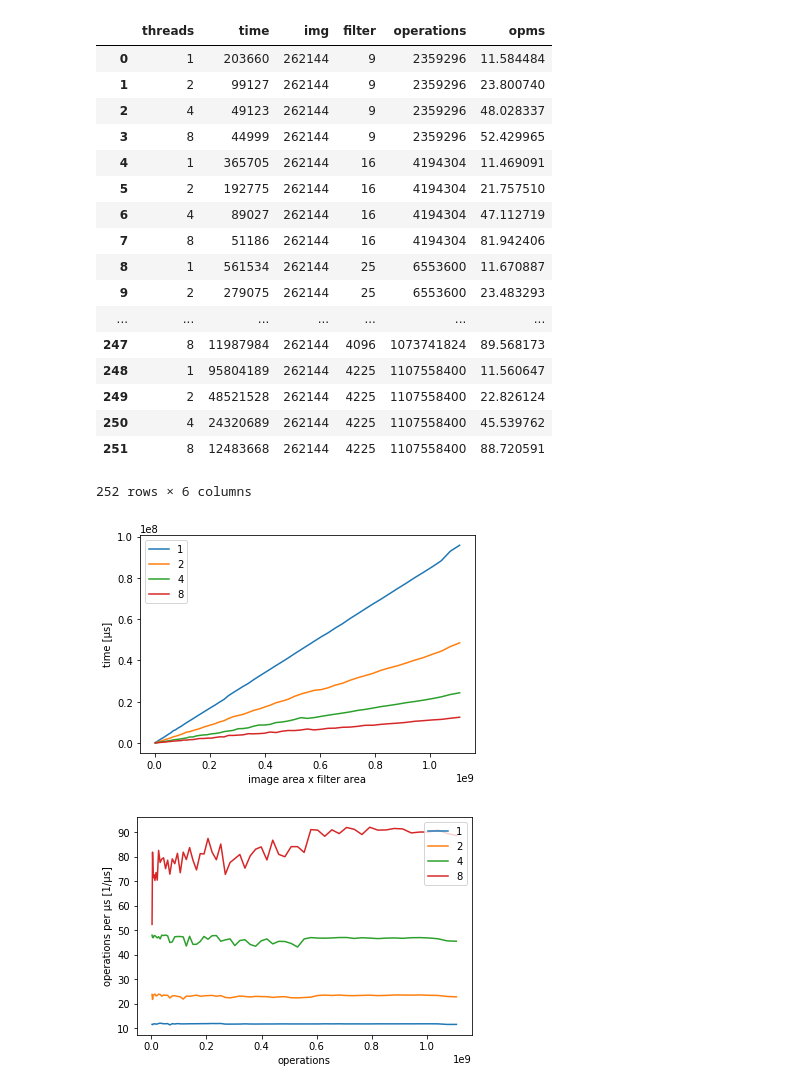
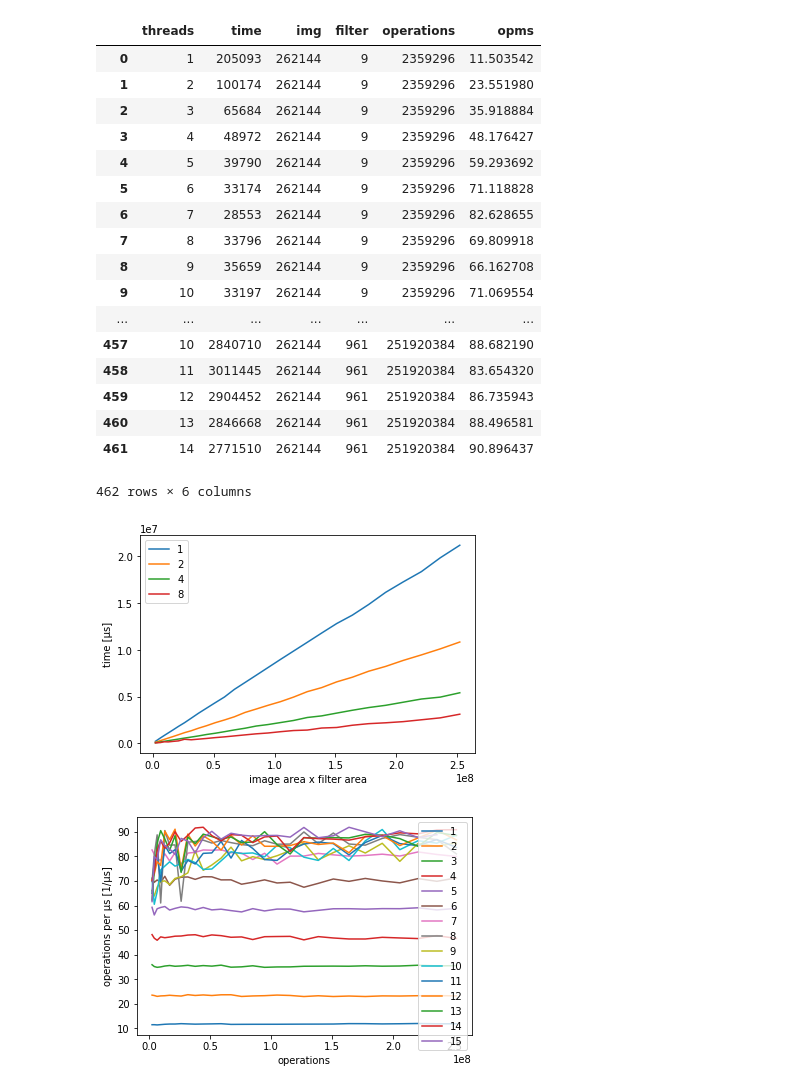
Before and after one commit to wgslr/agh-operating-systems, a Jupyter notebook: lab8/GeislerWojciech/cw08/zad1/Times.ipynb, the cells around one changed output. Cells and saved outputs as stored; diff of their text form; code cells hidden in the pictures.

```diff
--- a/lab8/GeislerWojciech/cw08/zad1/Times.ipynb
+++ b/lab8/GeislerWojciech/cw08/zad1/Times.ipynb
@@ -3,7 +3,7 @@ import numpy as np
 import pandas as pd
 import matplotlib.pyplot as plt
 # %%
-data = pd.read_csv('Times.all.txt', sep=";")
+data = pd.read_csv('Times2.txt', sep=";")
 # %%
 data
 # %% [output]
@@ -28,6 +28,6 @@ data
 # %%
 #data.plot(x = 'filter', y='time',)
-for t in [1,2,4,8]:
+for t in range(1,16):
     plt.plot("filter", "time", label=t, data=data[data.threads==t])
 plt.legend()
 plt.xlabel("filter area")
@@ -41,23 +41,23 @@ data['opms'] = data.operations / data.time
 data
 # %% [output]
 |  | threads | time | img | filter | operations | opms |
-| 0 | 1 | 203660 | 262144 | 9 | 2359296 | 11.584484 |
-| 1 | 2 | 99127 | 262144 | 9 | 2359296 | 23.800740 |
-| 2 | 4 | 49123 | 262144 | 9 | 2359296 | 48.028337 |
-| 3 | 8 | 44999 | 262144 | 9 | 2359296 | 52.429965 |
-| 4 | 1 | 365705 | 262144 | 16 | 4194304 | 11.469091 |
-| 5 | 2 | 192775 | 262144 | 16 | 4194304 | 21.757510 |
-| 6 | 4 | 89027 | 262144 | 16 | 4194304 | 47.112719 |
-| 7 | 8 | 51186 | 262144 | 16 | 4194304 | 81.942406 |
-| 8 | 1 | 561534 | 262144 | 25 | 6553600 | 11.670887 |
-| 9 | 2 | 279075 | 262144 | 25 | 6553600 | 23.483293 |
+| 0 | 1 | 205093 | 262144 | 9 | 2359296 | 11.503542 |
+| 1 | 2 | 100174 | 262144 | 9 | 2359296 | 23.551980 |
+| 2 | 3 | 65684 | 262144 | 9 | 2359296 | 35.918884 |
+| 3 | 4 | 48972 | 262144 | 9 | 2359296 | 48.176427 |
+| 4 | 5 | 39790 | 262144 | 9 | 2359296 | 59.293692 |
+| 5 | 6 | 33174 | 262144 | 9 | 2359296 | 71.118828 |
+| 6 | 7 | 28553 | 262144 | 9 | 2359296 | 82.628655 |
+| 7 | 8 | 33796 | 262144 | 9 | 2359296 | 69.809918 |
+| 8 | 9 | 35659 | 262144 | 9 | 2359296 | 66.162708 |
+| 9 | 10 | 33197 | 262144 | 9 | 2359296 | 71.069554 |
 | ... | ... | ... | ... | ... | ... | ... |
-| 247 | 8 | 11987984 | 262144 | 4096 | 1073741824 | 89.568173 |
-| 248 | 1 | 95804189 | 262144 | 4225 | 1107558400 | 11.560647 |
-| 249 | 2 | 48521528 | 262144 | 4225 | 1107558400 | 22.826124 |
-| 250 | 4 | 24320689 | 262144 | 4225 | 1107558400 | 45.539762 |
-| 251 | 8 | 12483668 | 262144 | 4225 | 1107558400 | 88.720591 |
+| 457 | 10 | 2840710 | 262144 | 961 | 251920384 | 88.682190 |
+| 458 | 11 | 3011445 | 262144 | 961 | 251920384 | 83.654320 |
+| 459 | 12 | 2904452 | 262144 | 961 | 251920384 | 86.735943 |
+| 460 | 13 | 2846668 | 262144 | 961 | 251920384 | 88.496581 |
+| 461 | 14 | 2771510 | 262144 | 961 | 251920384 | 90.896437 |
-252 rows × 6 columns
+462 rows × 6 columns
 # %%
 #data.plot(x = 'filter', y='time',)
 for t in [1,2,4,8]:
@@ -67,14 +67,14 @@ plt.xlabel("image area x filter area")
 plt.ylabel("time [µs]")
 plt.show()
 # %% [output]
-[figure, old version]
+[figure, new version]
 # %%
 #data.plot(x = 'filter', y='time',)
-for t in [1,2,4,8]:
+for t in range(1,16):
     plt.plot("operations", "opms", label=t, data=data[data.threads==t])
 plt.legend()
 plt.xlabel("operations")
 plt.ylabel("operations per µs [1/µs]")
 plt.show()
 # %% [output]
-[figure, old version]
+[figure, new version]
```
Also changed, not shown: parts of 8 cells of this notebook, 1 other file.
